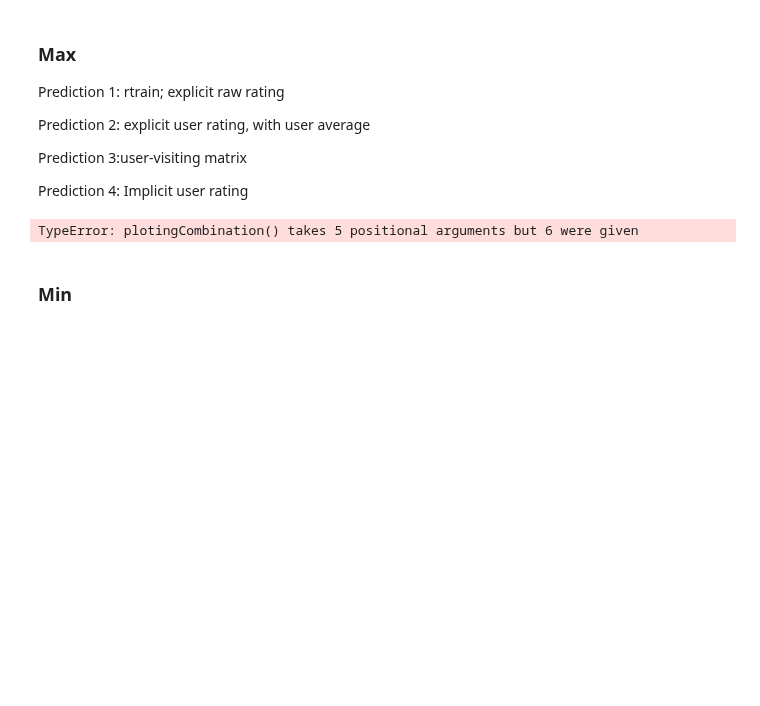
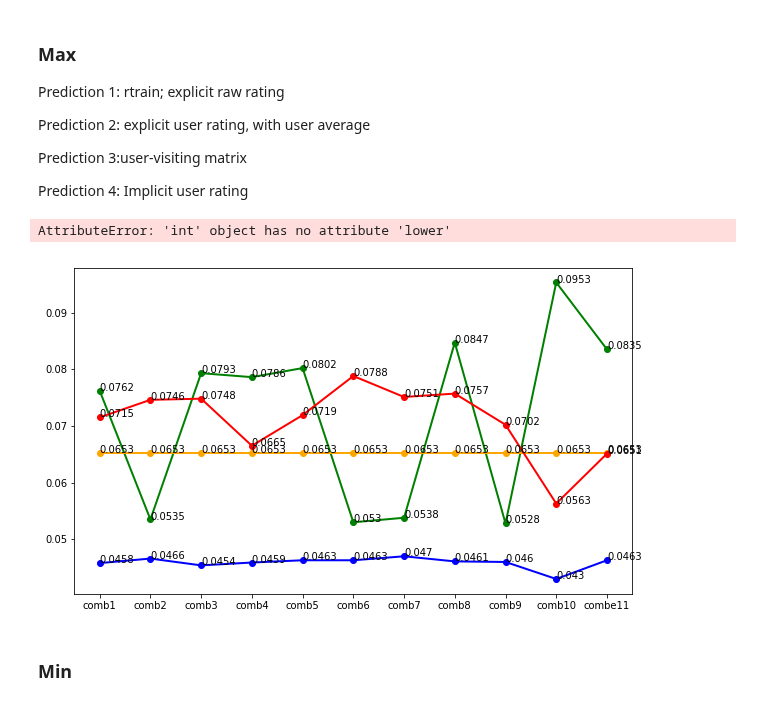
Before and after one commit to TinaBBB/iNAGO_RecSys, a Jupyter notebook: Yelp_data_exploration/KNN_ComparisonTina_1011.ipynb, the cells around one changed output. Cells and saved outputs as stored; diff of their text form; code cells hidden in the pictures; blank space fills up the shorter version.

```diff
--- a/Yelp_data_exploration/KNN_ComparisonTina_1011.ipynb
+++ b/Yelp_data_exploration/KNN_ComparisonTina_1011.ipynb
@@ -1346,10 +1331,12 @@ def plotingCombination(prediction1, prediction2, prediction3, prediction4, tuneK
     plt.ylabel('MAP@10')
     plt.show()
 # %%
-for k in range (90, 110, 10):
+# run this!!!!!!!!!!
+for k in range (100, 120, 10):
     computeUUCombination(rtrain, rtrain_userAvg, userVisitMatrix, rtrain_implicit, combinationDict, SimilarityMatrixIndex, k, method='max')
 # %% [output]
-TypeError: plotingCombination() takes 5 positional arguments but 6 were given
+AttributeError: 'int' object has no attribute 'lower'
+[figure, added]
 # %% [markdown]
 ### Min
 # %%
```
Also changed, not shown: parts of 6 cells of this notebook.
